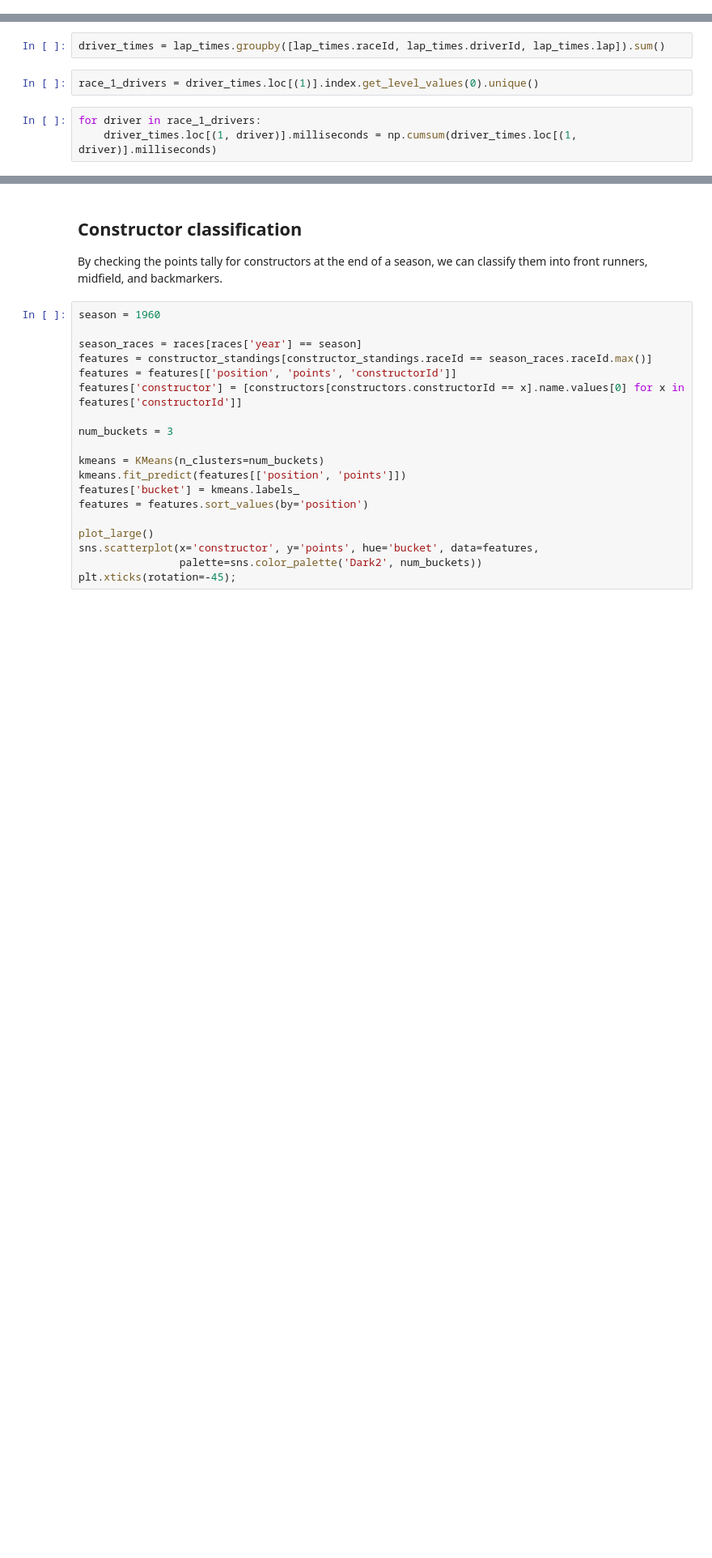
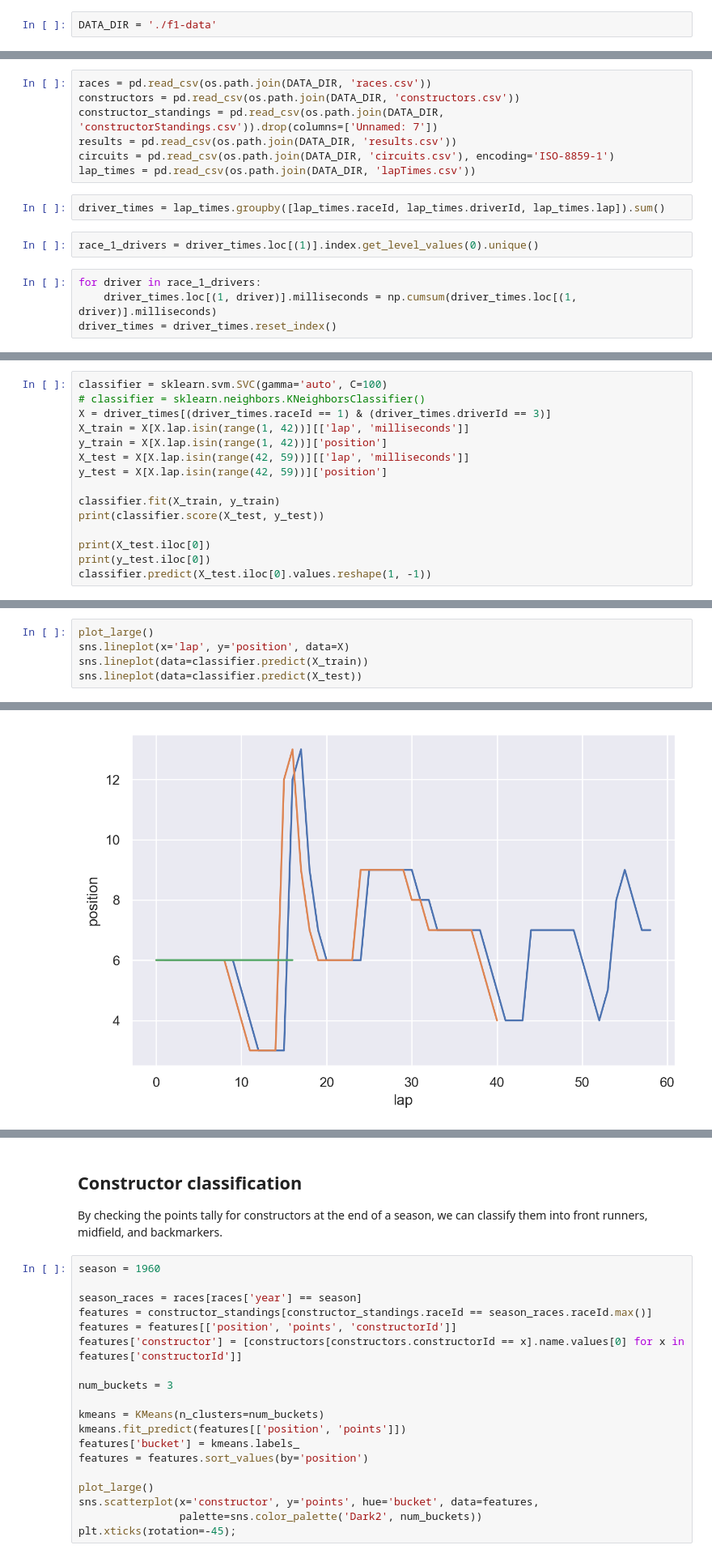
Before and after one commit to mnvsngv/cs696-bigdata, a Jupyter notebook: Project/Project.ipynb, the cells around one changed output, grey strips where cells are left out. Shown at 81% size. Cells and saved outputs as stored; diff of their text form; blank space fills up the shorter version.

Commit message:
Project: Added initial race winner prediction models

```diff
--- a/Project/Project.ipynb
+++ b/Project/Project.ipynb
@@ -1,3 +1,5 @@
+# %%
+DATA_DIR = './f1-data'
 # %%
 import pandas as pd
 import sklearn.linear_model
@@ -23,3 +23,10 @@ lap_times = pd.read_csv('f1-data/lapTimes.csv')
+# %%
+races = pd.read_csv(os.path.join(DATA_DIR, 'races.csv'))
+constructors = pd.read_csv(os.path.join(DATA_DIR, 'constructors.csv'))
+constructor_standings = pd.read_csv(os.path.join(DATA_DIR, 'constructorStandings.csv')).drop(columns=['Unnamed: 7'])
+results = pd.read_csv(os.path.join(DATA_DIR, 'results.csv'))
+circuits = pd.read_csv(os.path.join(DATA_DIR, 'circuits.csv'), encoding='ISO-8859-1')
+lap_times = pd.read_csv(os.path.join(DATA_DIR, 'lapTimes.csv'))
 # %%
 driver_times = lap_times.groupby([lap_times.raceId, lap_times.driverId, lap_times.lap]).sum()
 # %%
@@ -27,3 +34,4 @@ race_1_drivers = driver_times.loc[(1)].index.get_level_values(0).unique()
 # %%
 for driver in race_1_drivers:
     driver_times.loc[(1, driver)].milliseconds = np.cumsum(driver_times.loc[(1, driver)].milliseconds)
+driver_times = driver_times.reset_index()
@@ -35,0 +38,15 @@ circuits = pd.read_csv('f1-data/circuits.csv', encoding='ISO-8859-1')
+# %%
+classifier = sklearn.svm.SVC(gamma='auto', C=100)
+# classifier = sklearn.neighbors.KNeighborsClassifier()
+X = driver_times[(driver_times.raceId == 1) & (driver_times.driverId == 3)]
+X_train = X[X.lap.isin(range(1, 42))][['lap', 'milliseconds']]
+y_train = X[X.lap.isin(range(1, 42))]['position']
+X_test = X[X.lap.isin(range(42, 59))][['lap', 'milliseconds']]
+y_test = X[X.lap.isin(range(42, 59))]['position']
+
+classifier.fit(X_train, y_train)
+print(classifier.score(X_test, y_test))
+
+print(X_test.iloc[0])
+print(y_test.iloc[0])
+classifier.predict(X_test.iloc[0].values.reshape(1, -1))
@@ -35,0 +60,6 @@ circuits = pd.read_csv('f1-data/circuits.csv', encoding='ISO-8859-1')
+# %%
+plot_large()
+sns.lineplot(x='lap', y='position', data=X)
+sns.lineplot(data=classifier.predict(X_train))
+sns.lineplot(data=classifier.predict(X_test))
+# %% [output]
@@ -35,0 +67 @@ circuits = pd.read_csv('f1-data/circuits.csv', encoding='ISO-8859-1')
+[figure, added]
```
Also changed, not shown: parts of 12 cells of this notebook.
